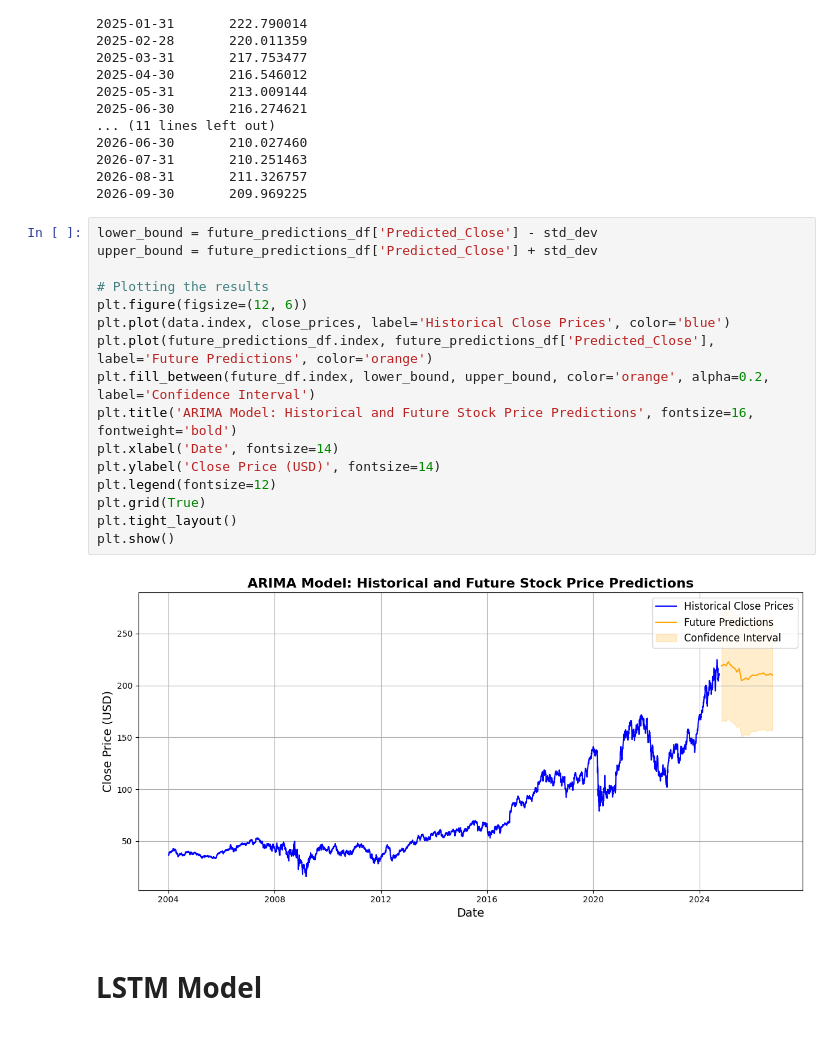
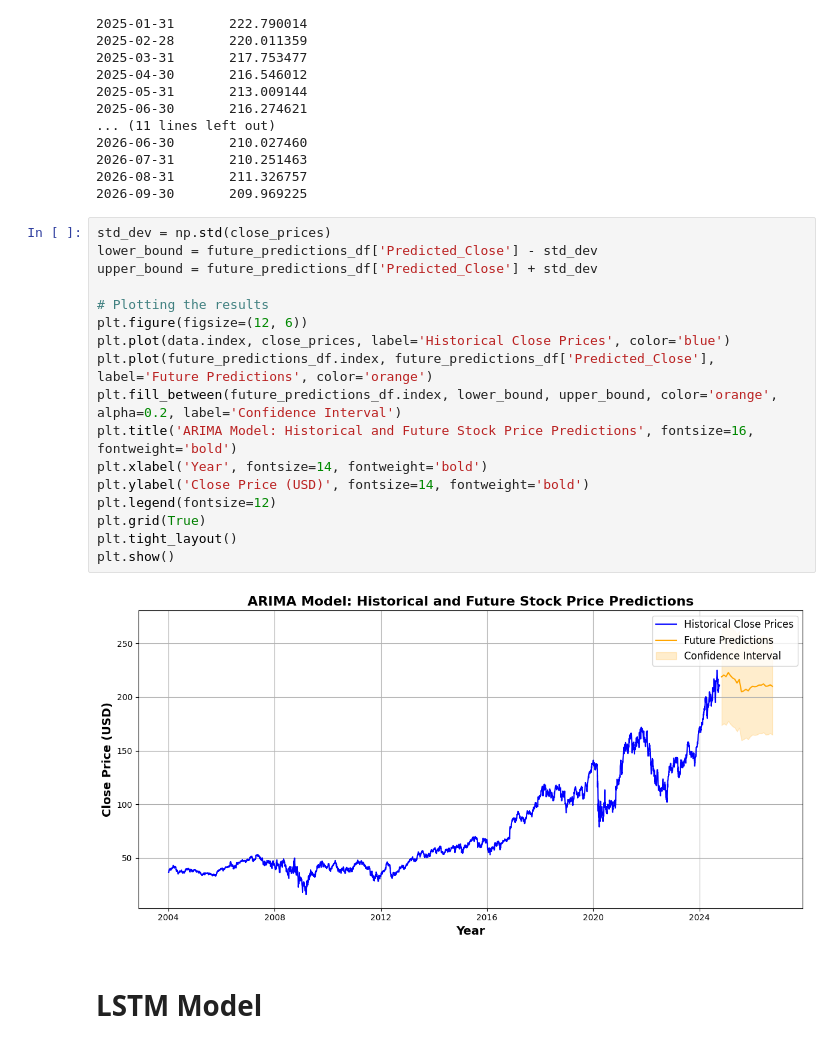
Before and after one commit to AnishTeku/DataScienceFinalProjet-JP-Morgan-forecasting-, a Jupyter notebook: 22013306_PROJECT_.ipynb, the cells around one changed output. Drawn from its saved outputs; the diff is of its cells as text.

```diff
--- a/22013306_PROJECT_.ipynb
+++ b/22013306_PROJECT_.ipynb
@@ -307,23 +307,24 @@ Date
 2026-08-31       211.326757
 2026-09-30       209.969225
 # %%
+std_dev = np.std(close_prices)
 lower_bound = future_predictions_df['Predicted_Close'] - std_dev
 upper_bound = future_predictions_df['Predicted_Close'] + std_dev
 
 # Plotting the results
 plt.figure(figsize=(12, 6))
 plt.plot(data.index, close_prices, label='Historical Close Prices', color='blue')
 plt.plot(future_predictions_df.index, future_predictions_df['Predicted_Close'], label='Future Predictions', color='orange')
-plt.fill_between(future_df.index, lower_bound, upper_bound, color='orange', alpha=0.2, label='Confidence Interval')
+plt.fill_between(future_predictions_df.index, lower_bound, upper_bound, color='orange', alpha=0.2, label='Confidence Interval')
 plt.title('ARIMA Model: Historical and Future Stock Price Predictions', fontsize=16, fontweight='bold')
-plt.xlabel('Date', fontsize=14)
-plt.ylabel('Close Price (USD)', fontsize=14)
+plt.xlabel('Year', fontsize=14, fontweight='bold')
+plt.ylabel('Close Price (USD)', fontsize=14, fontweight='bold')
 plt.legend(fontsize=12)
 plt.grid(True)
 plt.tight_layout()
 plt.show()
 # %% [output]
-[figure, old version]
+[figure, new version]
 # %% [markdown]
 # LSTM Model
 # %%
```
Also changed, not shown: parts of 22 cells of this notebook.
